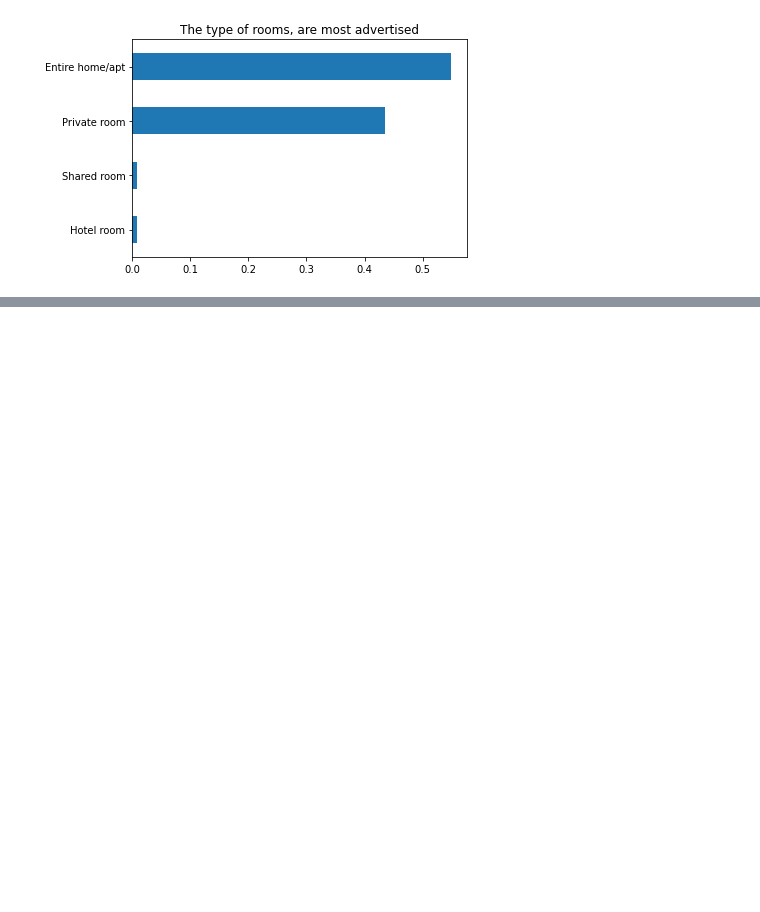
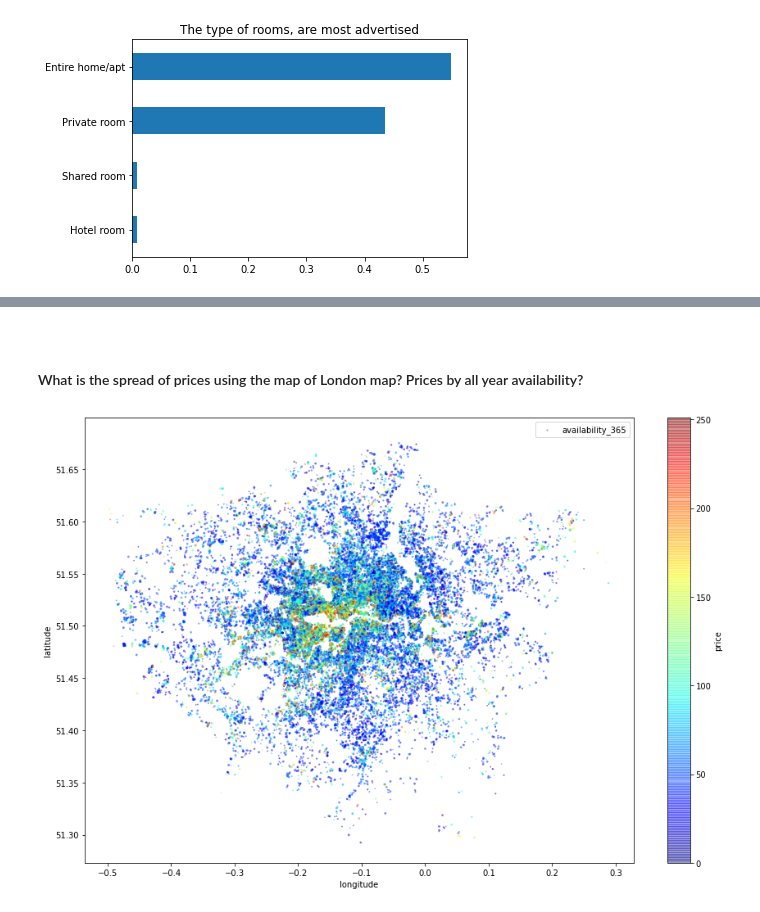
Before and after one commit to waltersmac/Predicting-AirBnB-Prices, a Jupyter notebook: notebooks/1.0-rw-data-exploration.ipynb, the cells around one changed output, grey strips where cells are left out. Cells and saved outputs as stored; diff of their text form; code cells hidden in the pictures; blank space fills up the shorter version.

```diff
--- a/notebooks/1.0-rw-data-exploration.ipynb
+++ b/notebooks/1.0-rw-data-exploration.ipynb
@@ -198,3 +206,36 @@ Name: bathrooms_text, dtype: int64
+# %%
+# Function for finding outliers
+def find_outliers(df_listings, column_name):
+
+    """
+    The function finds outliers and removes them
+    from the dataframe.
+
+    Parameters:
+
+    Dataframe, column_name
+
+    Returns:
+
+    Dataframe
+
+    """
+
+    # Calculate Q1 (25th percentile of the data) for the given feature
+    Q1 = np.percentile(df_listings[column_name], 25)
+
+    #Calculate Q3 (75th percentile of the data) for the given feature
+    Q3 = np.percentile(df_listings[column_name],75)
+
+    # Use the interquartile range to calculate an outlier step (1.5 times the interquartile range)
+    step = (Q3 - Q1) * 1.5
+
+    # Display the outliers
+    #print("Data points considered outliers for the feature '{}':".format("price"))
+    filtered_data = df_listings[~((df_listings[column_name] >= Q1 - step) &
+                                  (df_listings[column_name] <= Q3 + step))].sort_values(by=[column_name])
+
+    return filtered_data
 # %%
 # Applying format to the price column
 float_list = ['price']
@@ -210,4 +251,7 @@ for x in percentage_list:
 text_list = ['bathrooms_text']
 for x in text_list:
     df_listings[x] = format_data.text_to_int(df_listings[x])
+# %%
+# Renaming columns
+df_listings.rename(columns={'bathrooms_text': 'bathrooms_shared'}, inplace=True)
 # %%
@@ -229,0 +315,2 @@ df_listings.head(3)
+# %% [markdown]
+<a id='Business_Questions'></a>
@@ -229,0 +388,12 @@ df_listings.head(3)
+# %% [markdown]
+#### What is the spread of prices using the map of London map? Prices by all year availability?
+# %%
+# Initial map of London prices by all year availability
+df_listings.plot(kind='scatter', x='longitude', y='latitude', alpha=0.4, figsize=(15,10),
+                 s=(df_listings["availability_365"])/100, label="availability_365",
+                 c="price", cmap=plt.get_cmap('jet'),
+                 colorbar=True,
+                 sharex=False)
+plt.show()
+# %% [output]
+[figure, added]
```
Also changed, not shown: parts of 65 cells of this notebook, 2 other files.
